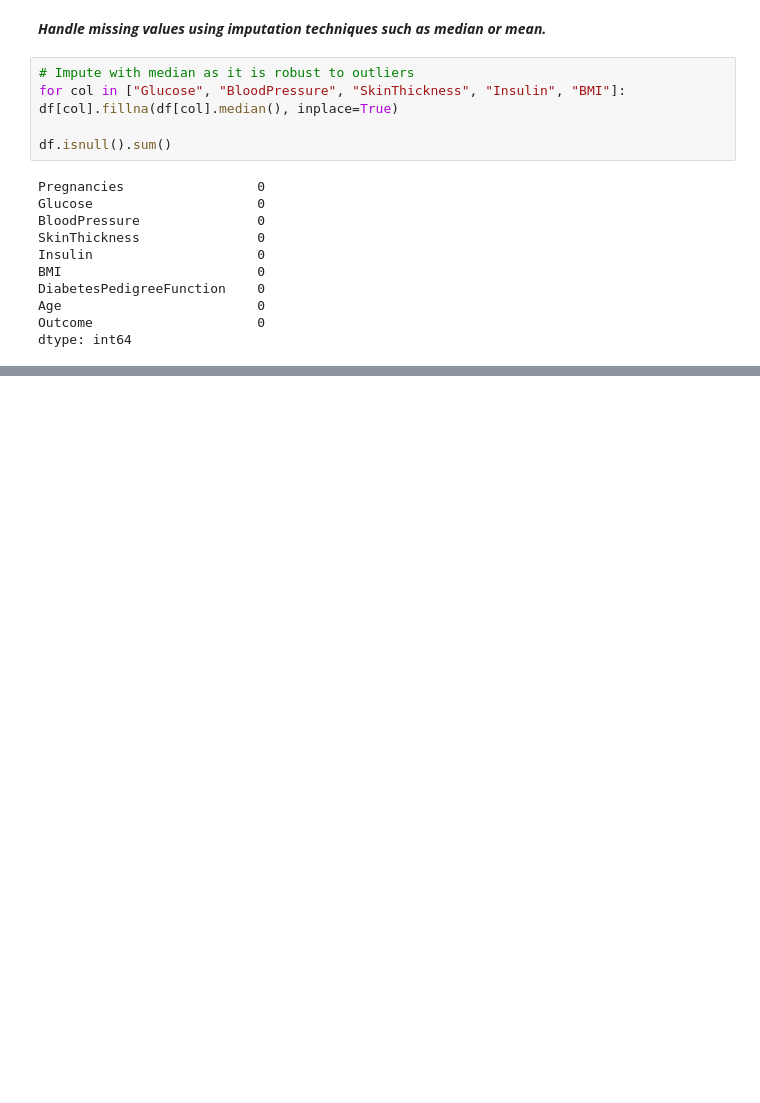
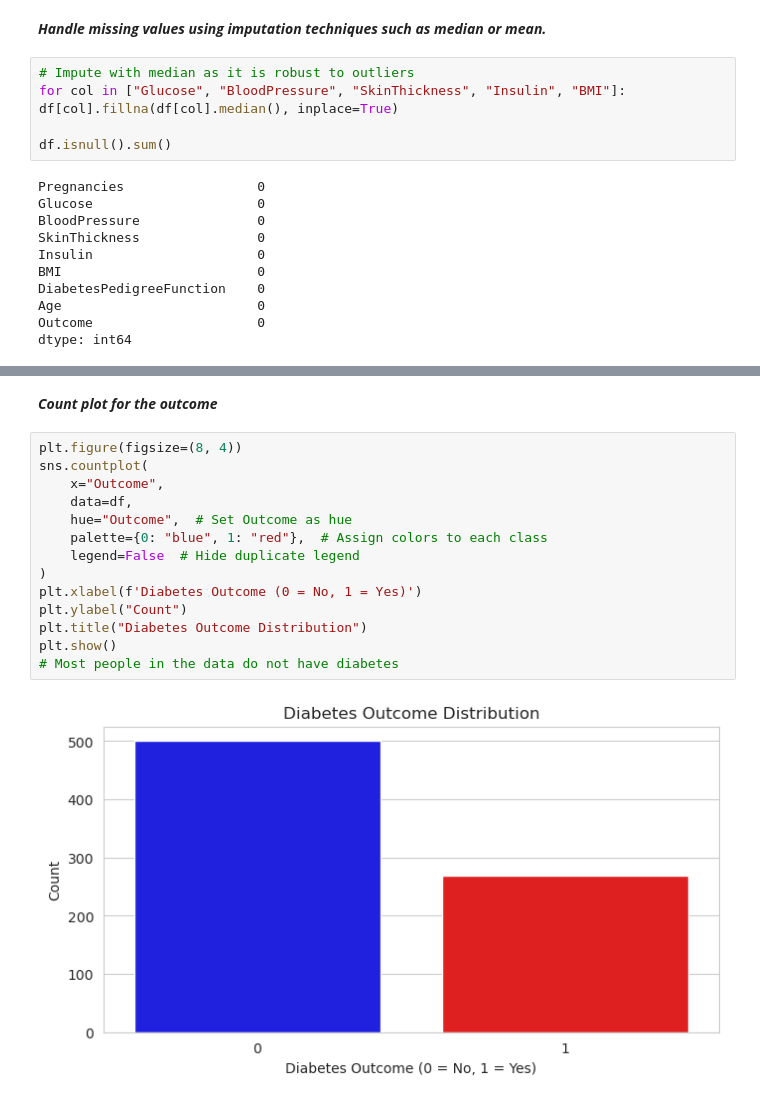
Before and after one commit to NjalaleFred/PimaIndiansDiabetesAnalysis, a Jupyter notebook: Preprocessing and EDA/pima_indians.ipynb, the cells around one changed output, grey strips where cells are left out. Cells and saved outputs as stored; diff of their text form; blank space fills up the shorter version.

```diff
--- a/Preprocessing and EDA/pima_indians.ipynb
+++ b/Preprocessing and EDA/pima_indians.ipynb
@@ -140,0 +234,18 @@ dtype: int64
+# %% [markdown]
+***Count plot for the outcome***
+# %%
+plt.figure(figsize=(8, 4))
+sns.countplot(
+    x="Outcome",
+    data=df,
+    hue="Outcome",  # Set Outcome as hue
+    palette={0: "blue", 1: "red"},  # Assign colors to each class
+    legend=False  # Hide duplicate legend
+)
+plt.xlabel(f'Diabetes Outcome (0 = No, 1 = Yes)')
+plt.ylabel("Count")
+plt.title("Diabetes Outcome Distribution")
+plt.show()
+# Most people in the data do not have diabetes
+# %% [output]
+[figure, added]
```
Also changed, not shown: parts of 17 cells of this notebook.
